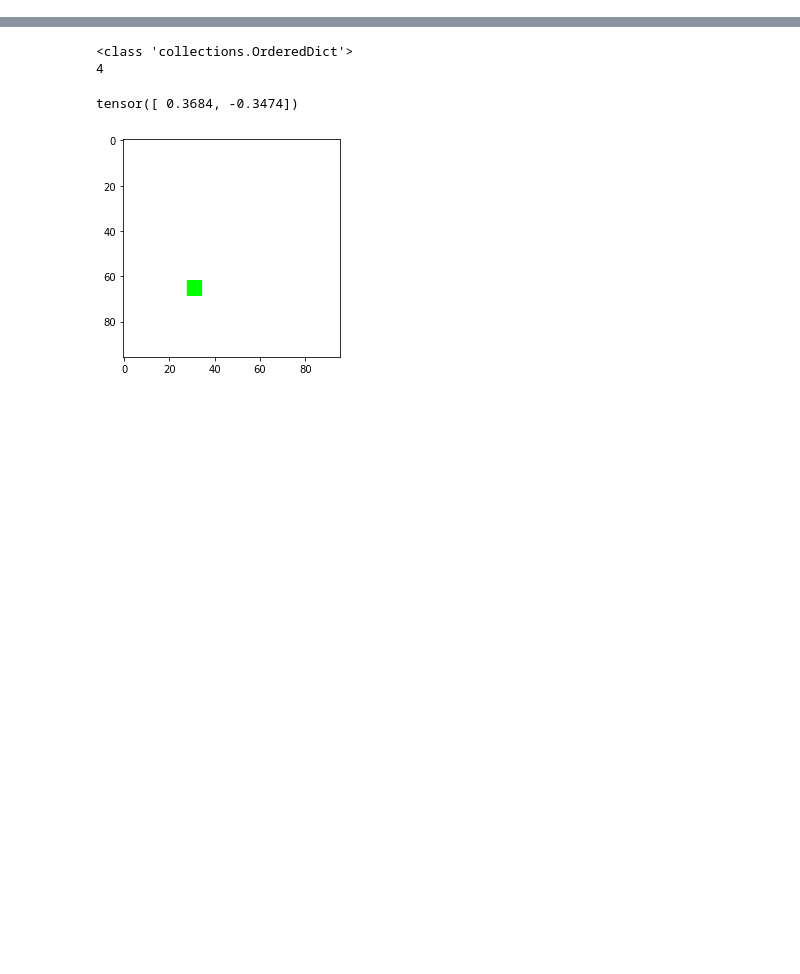
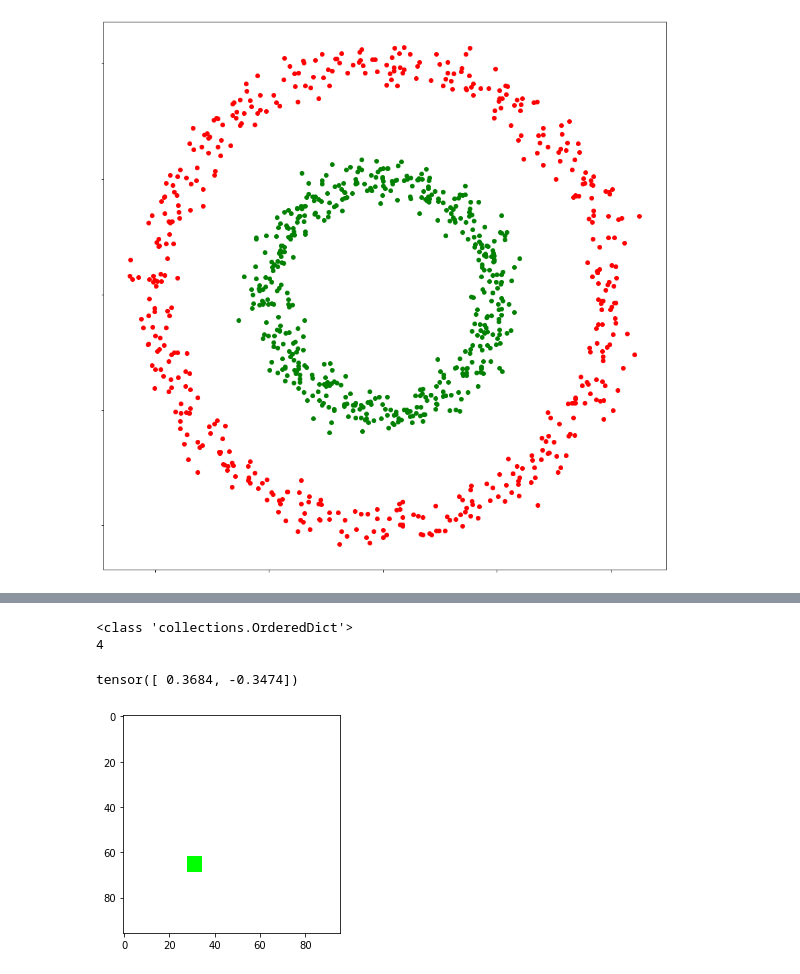
Before and after one commit to celiaxiao/ibc_torch, a Jupyter notebook: debug.ipynb, the cells around one changed output, grey strips where cells are left out. Cells and saved outputs as stored; diff of their text form; code cells hidden in the pictures; blank space fills up the shorter version.

```diff
--- a/debug.ipynb
+++ b/debug.ipynb
@@ -1,3 +191,33 @@
+# %%
+import numpy as np
+import matplotlib.pyplot as plt
+
+from matplotlib.ticker import NullFormatter
+from sklearn import manifold, datasets
+from time import time
+
+n_samples = 1000
+n_components = 2
+(fig, subplots) = plt.subplots(1,1, figsize=(15, 15))
+perplexities = [5, 30, 50, 100]
+
+X, y = datasets.make_circles(
+    n_samples=n_samples, factor=0.5, noise=0.05, random_state=0
+)
+
+red = y == 0
+green = y == 1
+
+ax = subplots
+ax.scatter(X[red, 0], X[red, 1], c="r")
+ax.scatter(X[green, 0], X[green, 1], c="g")
+ax.xaxis.set_major_formatter(NullFormatter())
+ax.yaxis.set_major_formatter(NullFormatter())
+plt.axis("tight")
+plt.savefig('sklearn_demo.png')
+plt.show()
+# %% [output]
+[figure, added]
 # %%
 import torch.nn as nn
 import torch
```
Also changed, not shown: parts of 4 cells of this notebook, 15 other files.
